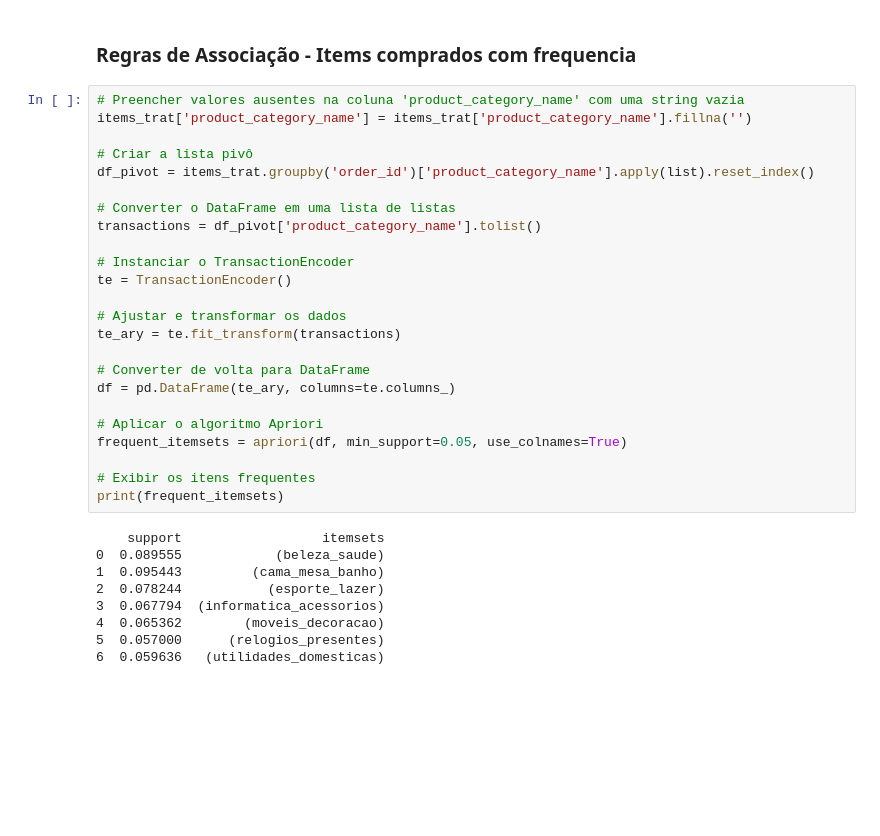
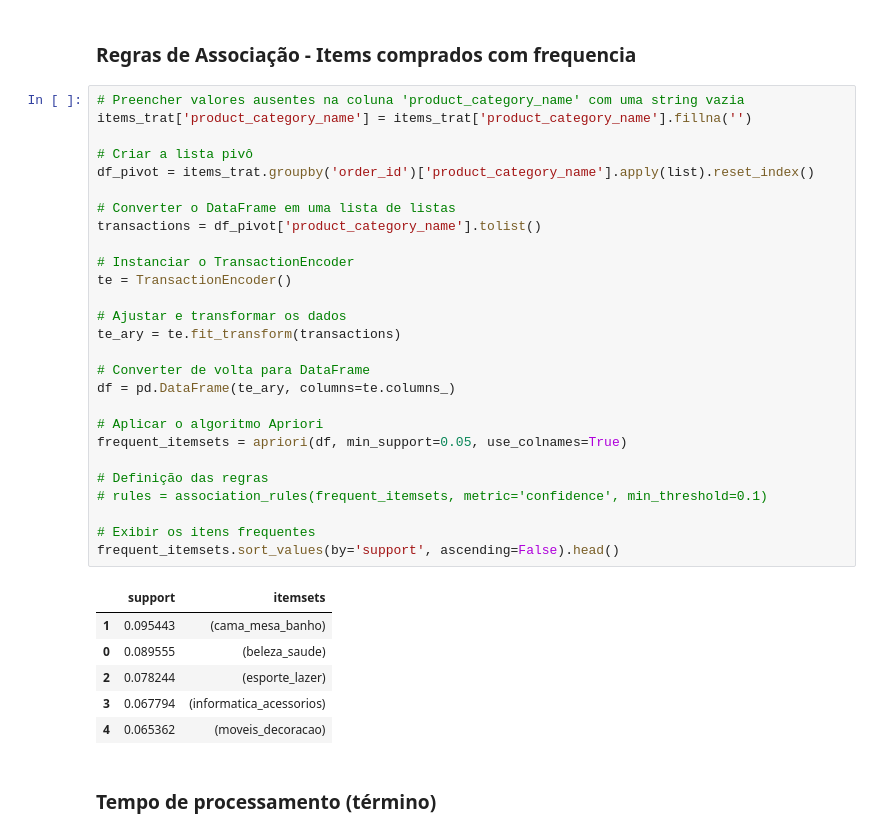
Before and after one commit to felipepitta/PUC_Brazilian_Ecommerce, a Jupyter notebook: Code_Brazilian_Ecommerce.ipynb, the cells around one changed output. Drawn from its saved outputs; the diff is of its cells as text; blank space fills up the shorter version.

```diff
--- a/Code_Brazilian_Ecommerce.ipynb
+++ b/Code_Brazilian_Ecommerce.ipynb
@@ -448,36 +477,39 @@ plt.show()
 # %%
 # Preencher valores ausentes na coluna 'product_category_name' com uma string vazia
 items_trat['product_category_name'] = items_trat['product_category_name'].fillna('')
 
 # Criar a lista pivô
 df_pivot = items_trat.groupby('order_id')['product_category_name'].apply(list).reset_index()
 
 # Converter o DataFrame em uma lista de listas
 transactions = df_pivot['product_category_name'].tolist()
 
 # Instanciar o TransactionEncoder
 te = TransactionEncoder()
 
 # Ajustar e transformar os dados
 te_ary = te.fit_transform(transactions)
 
 # Converter de volta para DataFrame
 df = pd.DataFrame(te_ary, columns=te.columns_)
 
 # Aplicar o algoritmo Apriori
 frequent_itemsets = apriori(df, min_support=0.05, use_colnames=True)
 
+# Definição das regras
+# rules = association_rules(frequent_itemsets, metric='confidence', min_threshold=0.1)
+
 # Exibir os itens frequentes
-print(frequent_itemsets)
+frequent_itemsets.sort_values(by='support', ascending=False).head()
 # %% [output]
-    support                  itemsets
-0  0.089555            (beleza_saude)
-1  0.095443         (cama_mesa_banho)
-2  0.078244           (esporte_lazer)
-3  0.067794  (informatica_acessorios)
-4  0.065362        (moveis_decoracao)
-5  0.057000      (relogios_presentes)
-6  0.059636   (utilidades_domesticas)
+|  | support | itemsets |
+| 1 | 0.095443 | (cama_mesa_banho) |
+| 0 | 0.089555 | (beleza_saude) |
+| 2 | 0.078244 | (esporte_lazer) |
+| 3 | 0.067794 | (informatica_acessorios) |
+| 4 | 0.065362 | (moveis_decoracao) |
+# %% [markdown]
+### Tempo de processamento (término)
 # %%
 # Fim da contagem do tempo de execução
 fim = time.time()
```
Also changed, not shown: parts of 14 cells of this notebook, 1 other file.
